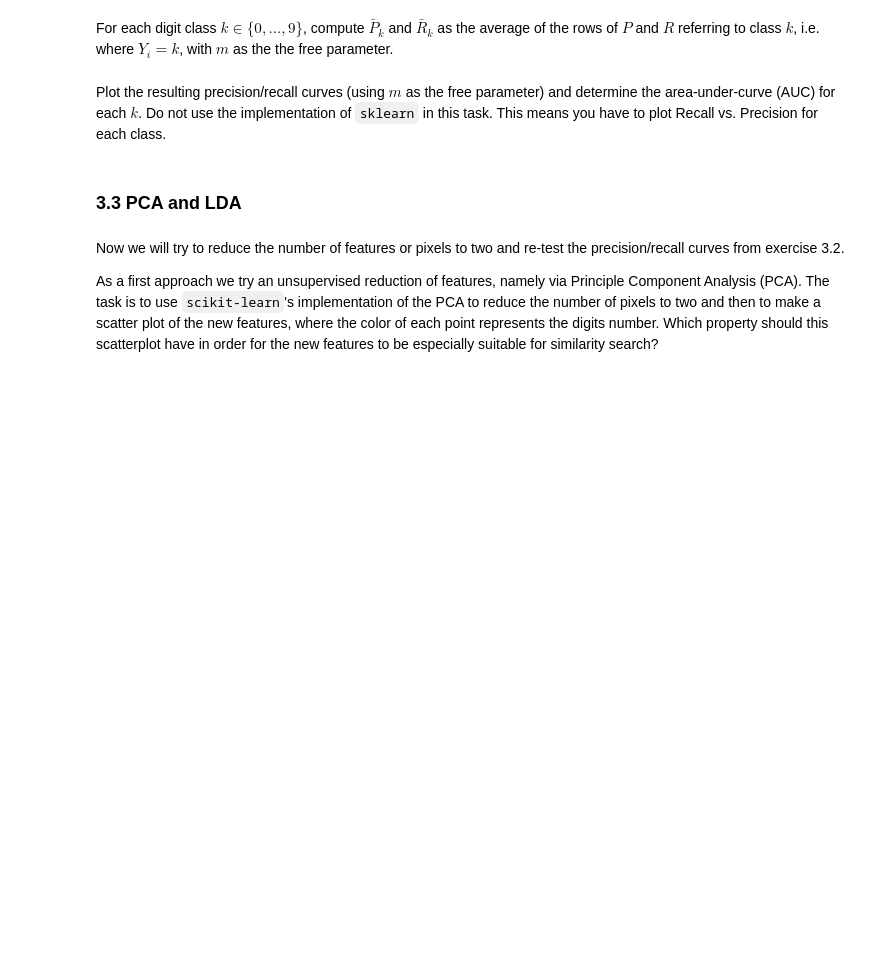
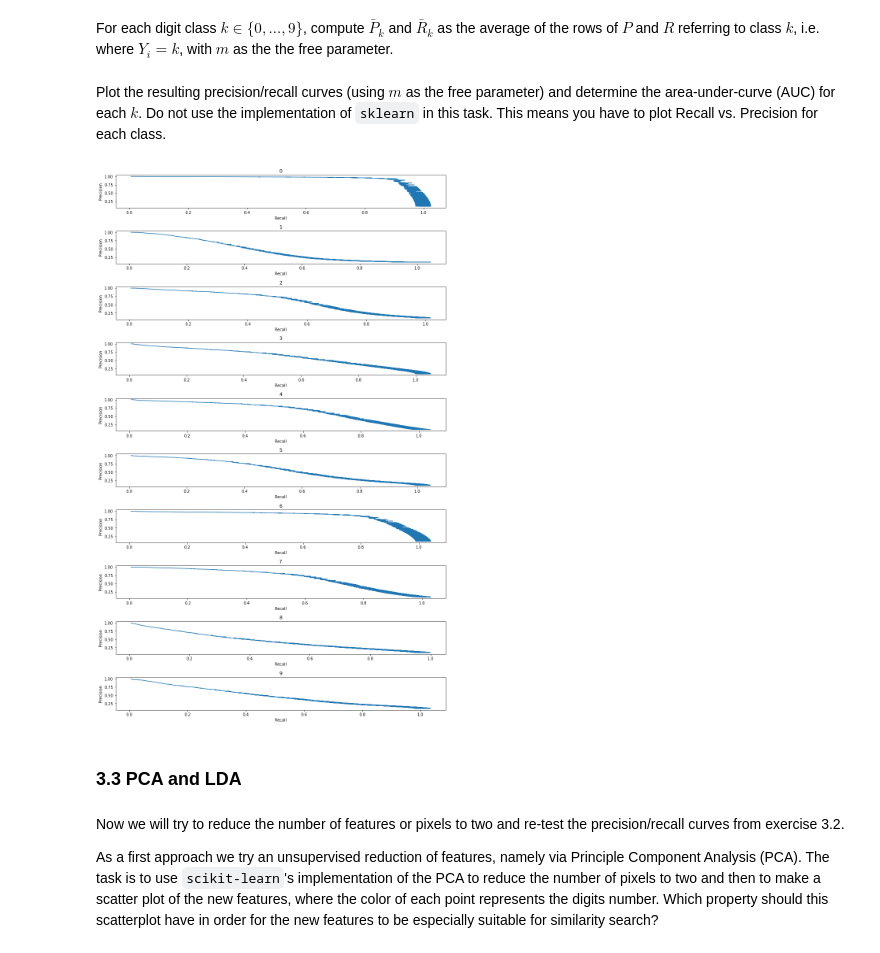
Before and after one commit to HansiGT/Machine-Learning-for-Natural-Sciences, a Jupyter notebook: Ex 3/Exercise03.ipynb, the cells around one changed output. Saved outputs shown, nothing was run; the diff lists cells and outputs as text; code cells hidden in the pictures; blank space fills up the shorter version.

```diff
--- a/Ex 3/Exercise03.ipynb
+++ b/Ex 3/Exercise03.ipynb
@@ -140,7 +139,8 @@ Note: If you didn't manage to solve 3.1 you can now use `scipy.spatial.distance.
 dist_xx = None # Compute distance matrix from data (data = digits["data"]), do not change the data here!
 resp_Sim = None # Sort matrix dist_xx along each row, so that you can extract response sets for any m (with resp_Sim[row_idx, :m])
 # YOUR CODE HERE
-raise NotImplementedError()
+dist_xx = dist_vec(data, data)
+resp_Sim = np.argsort(dist_xx, axis=-1)
 # %% [markdown]
 The positive class is defined by the instances having the same label as the query, i.e. $Y_{i'} = Y_i$, and
 $N_i = \# \{i' \in 1,\dots,N : Y_{i'} = Y_i \}$ is the total number of positives. Each response set defines a pair ($\text{precision}_{im}$; $\text{recall}_{im}$) as:
@@ -155,32 +155,49 @@ true_positives = None # as TP_i(m) of shape (1797, 1797)
 false_positives = None #  as FP_i(m) of shape (1797, 1797)
 total_positives = None # as N_i of shape (1797,)
 # YOUR CODE HERE
-raise NotImplementedError()
+true_positives = np.cumsum(np.expand_dims(target, axis=-1) == target[resp_Sim], axis=-1)
+false_positives = np.cumsum(np.expand_dims(target, axis=-1) != target[resp_Sim], axis=-1)
+total_positives = np.sum(np.expand_dims(target, axis=-1) == target[resp_Sim], axis=-1)
 # Calculate the NxN precision and recall matrices
 Pim = None # of shape (1797, 1797)
 Rim = None # of shape (1797, 1797)
 # YOUR CODE HERE
-raise NotImplementedError()
+Pim = true_positives / (true_positives + false_positives)
+Rim = true_positives / total_positives
 # %% [markdown]
 For each digit class $k \in \{0,\dots,9\}$, compute $\bar{P}_k$ and $\bar{R}_k$ as the average of the rows of $P$ and $R$ referring to class $k$, i.e. where $Y_i = k$, with $m$ as the the free parameter.
 # %%
 Pk_m = None # averaged Pim of shape (10,1797)
 Rk_m = None # averaged Rim of shape (10,1797)
 # YOUR CODE HERE
-raise NotImplementedError()
+Pk_m = np.zeros((10,1797))
+Rk_m = np.zeros((10,1797))
+for i in range(10):
+    Pk_m[i] = np.mean(Pim[np.where(target == i)], axis=0)
+    Rk_m[i] = np.mean(Rim[np.where(target == i)], axis=0)
 # %% [markdown]
 Plot the resulting precision/recall curves (using $m$ as the free parameter) and determine the area-under-curve (AUC) for each $k$. Do not use the implementation of ``sklearn`` in this task. This means you have to plot Recall vs. Precision for each class.
 # %%
 def auc_precision_recall(precision,recall):
     # precision is P(m) for a specific class of shape (1797,)
     # recall is R(m) for a specific class of shape (1797,)
     return np.abs(np.trapz(y=precision, x=(recall)))
 # Get Area under curve with auc_precision_recall()
 AUC = None # List of AUC for each number 0,...,9 via auc_precision_recall()
 
 # Plot the Precision-Recall Curves
 # YOUR CODE HERE
-raise NotImplementedError()
+AUC = auc_precision_recall(Pk_m, Rk_m)
+
+fig, axs = plt.subplots(10, figsize=(15,25), gridspec_kw={'hspace':0.7})
+
+for i in range(10):
+    axs[i].plot(Rk_m[i], Pk_m[i])
+    axs[i].set_title(i)
+    axs[i].set_xlabel('Recall')
+    axs[i].set_ylabel('Precision')
+# %% [output]
+[figure, added]
 # %%
 # Test for grading
 assert dist_xx is not None
```
Also changed, not shown: parts of 3 cells of this notebook.
